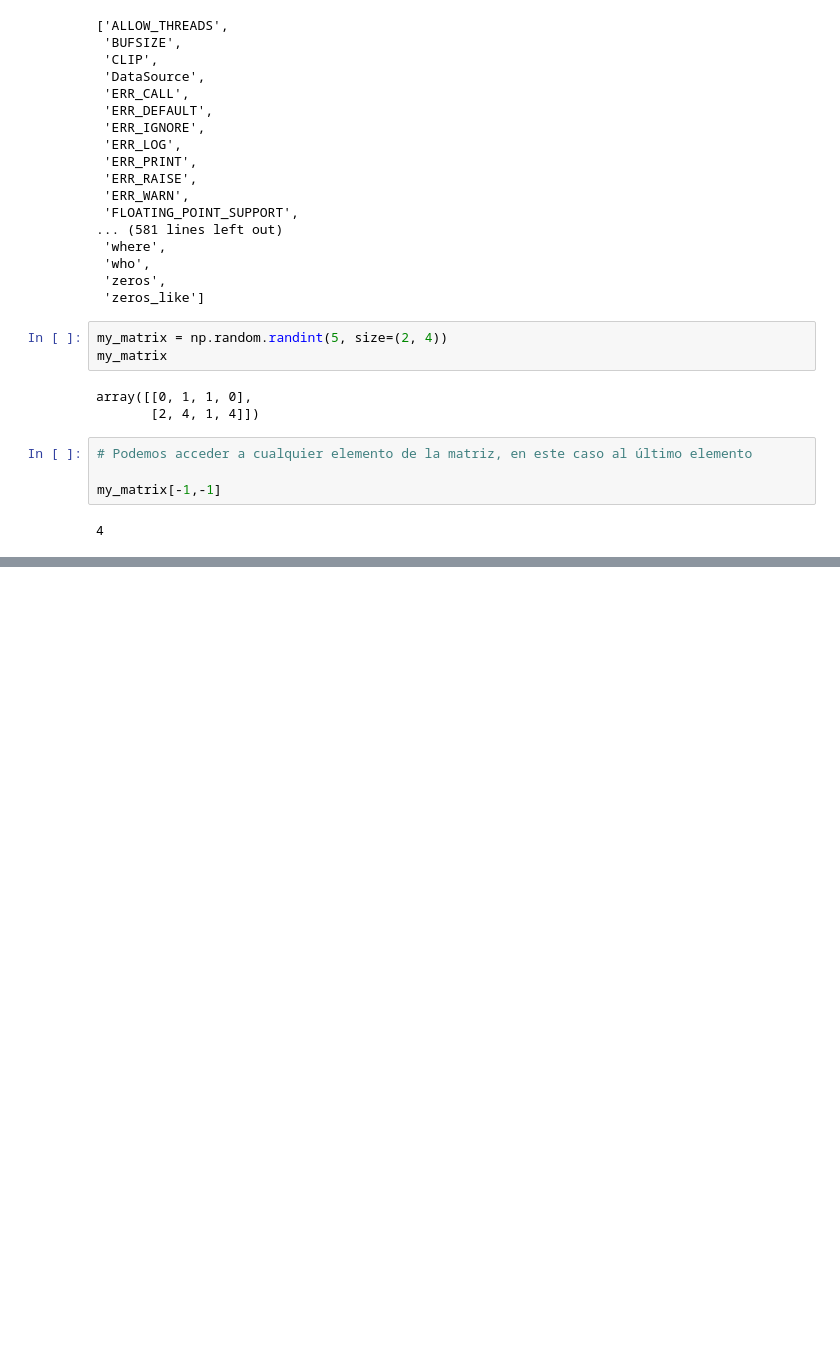
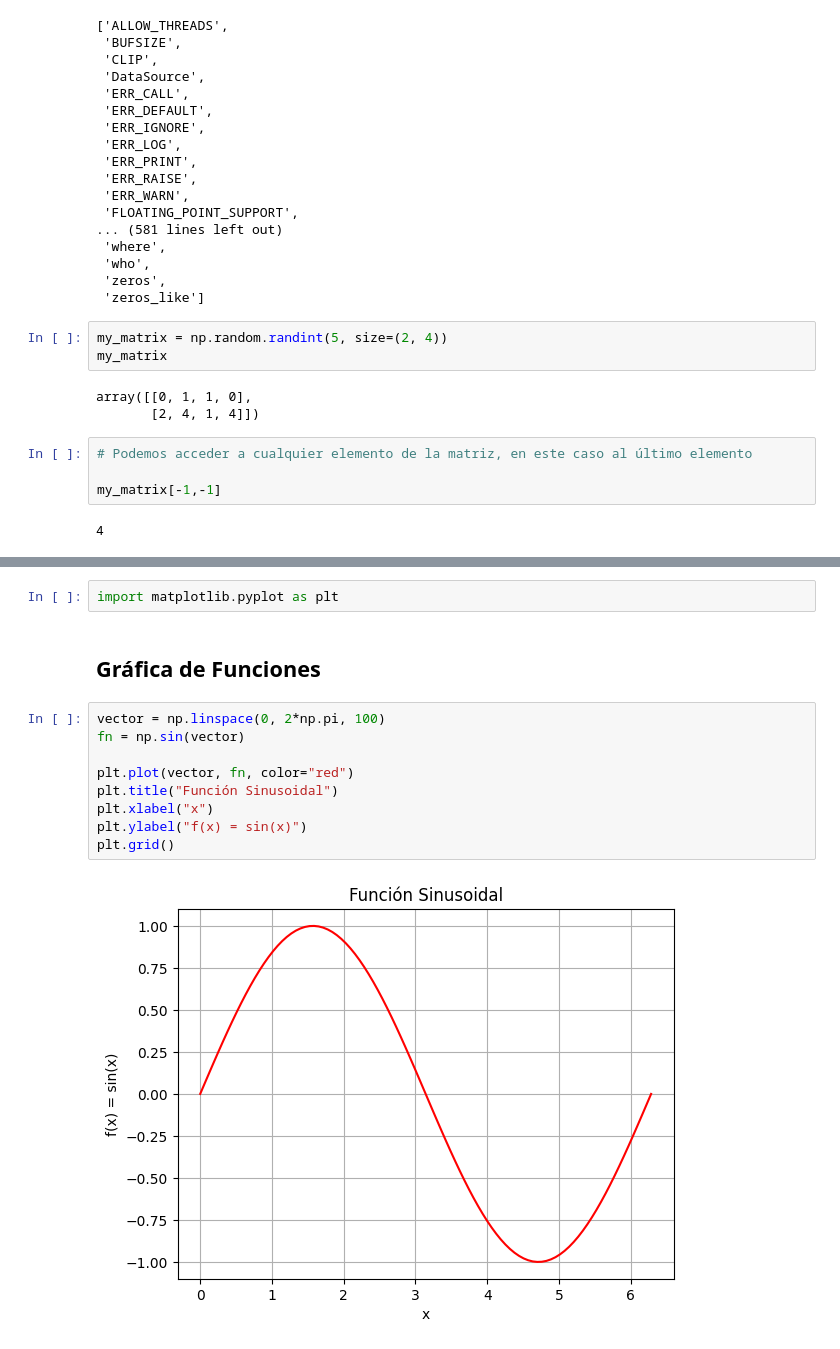
Before and after one commit to GbrlOl/python-course, a Jupyter notebook: module_course_by_GabrielOlmos.ipynb, the cells around one changed output, grey strips where cells are left out. Cells and saved outputs as stored; diff of their text form; blank space fills up the shorter version.

```diff
--- a/module_course_by_GabrielOlmos.ipynb
+++ b/module_course_by_GabrielOlmos.ipynb
@@ -208,0 +232,15 @@ my_matrix[-1,-1]
+# %%
+import matplotlib.pyplot as plt
+# %% [markdown]
+## Gráfica de Funciones
+# %%
+vector = np.linspace(0, 2*np.pi, 100)
+fn = np.sin(vector)
+
+plt.plot(vector, fn, color="red")
+plt.title("Función Sinusoidal")
+plt.xlabel("x")
+plt.ylabel("f(x) = sin(x)")
+plt.grid()
+# %% [output]
+[figure, added]
```
Also changed, not shown: parts of 23 cells of this notebook.
